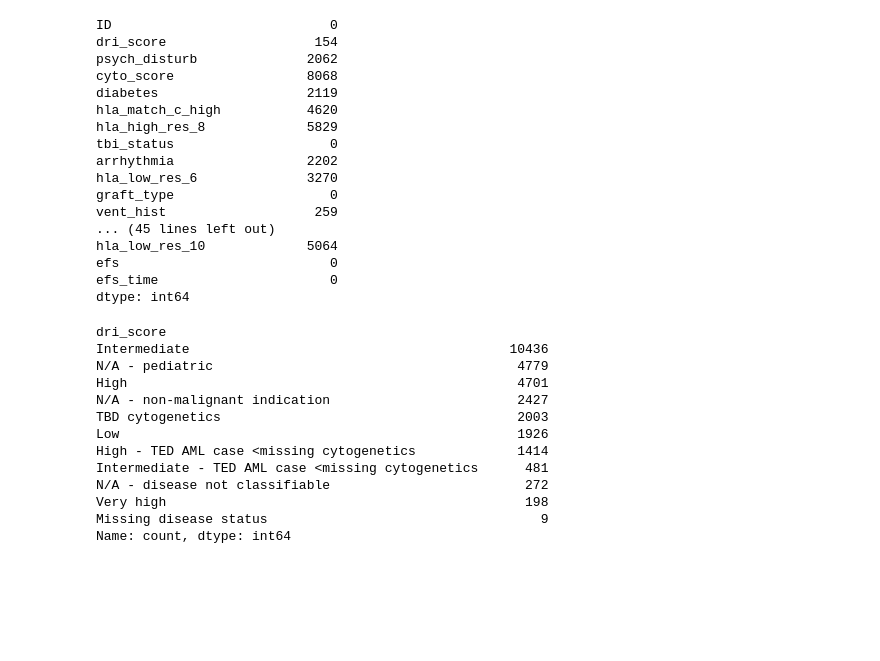
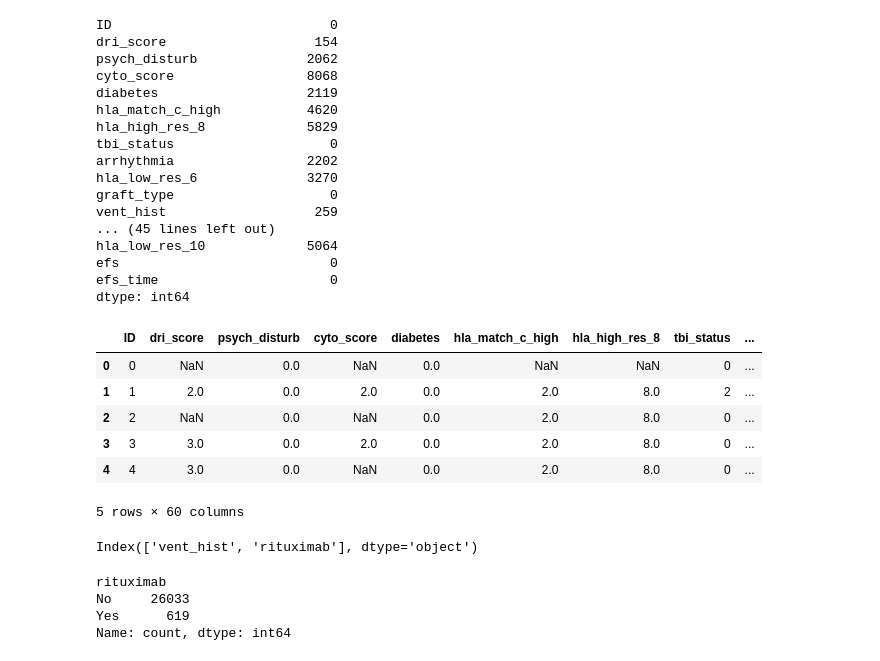
Before and after one commit to andreuolaortua/Machine-Learning, a Jupyter notebook: Project 20 - CIBMTR - Equity in post-HCT Survival Predictions/src/CIBMTR - Equity in post-HCT Survival Predictions.ipynb, the cells around one changed output. Cells and saved outputs as stored; diff of their text form; code cells hidden in the pictures; blank space fills up the shorter version.

```diff
--- a/Project 20 - CIBMTR - Equity in post-HCT Survival Predictions/src/CIBMTR - Equity in post-HCT Survival Predictions.ipynb
+++ b/Project 20 - CIBMTR - Equity in post-HCT Survival Predictions/src/CIBMTR - Equity in post-HCT Survival Predictions.ipynb
@@ -191,16 +273,25 @@ dtype: int64
+# %%
+df_trainset.head()
+# %% [output]
+|  | ID | dri_score | psych_disturb | cyto_score | diabetes | hla_match_c_high | hla_high_res_8 | tbi_status | ... |
+| 0 | 0 | NaN | 0.0 | NaN | 0.0 | NaN | NaN | 0 | ... |
+| 1 | 1 | 2.0 | 0.0 | 2.0 | 0.0 | 2.0 | 8.0 | 2 | ... |
+| 2 | 2 | NaN | 0.0 | NaN | 0.0 | 2.0 | 8.0 | 0 | ... |
+| 3 | 3 | 3.0 | 0.0 | 2.0 | 0.0 | 2.0 | 8.0 | 0 | ... |
+| 4 | 4 | 3.0 | 0.0 | NaN | 0.0 | 2.0 | 8.0 | 0 | ... |
+5 rows × 60 columns
+# %%
+# Filtra las columnas que contienen "No" en alguna de sus celdas
+cols_with_no = df_trainset.columns[df_trainset.apply(lambda x: x.astype(str).str.contains('No').any(), axis=0)]
+
+# Muestra las columnas que contienen "No"
+print(cols_with_no)
+# %% [output]
+Index(['vent_hist', 'rituximab'], dtype='object')
 # %%
-df_trainset.dri_score.value_counts()
+df_trainset.rituximab.value_counts()
 # %% [output]
-dri_score
-Intermediate                                         10436
-N/A - pediatric                                       4779
-High                                                  4701
-N/A - non-malignant indication                        2427
-TBD cytogenetics                                      2003
-Low                                                   1926
-High - TED AML case <missing cytogenetics             1414
-Intermediate - TED AML case <missing cytogenetics      481
-N/A - disease not classifiable                         272
-Very high                                              198
-Missing disease status                                   9
+rituximab
+No     26033
+Yes      619
 Name: count, dtype: int64
```
Also changed, not shown: parts of 10 cells of this notebook, 1 other file.
